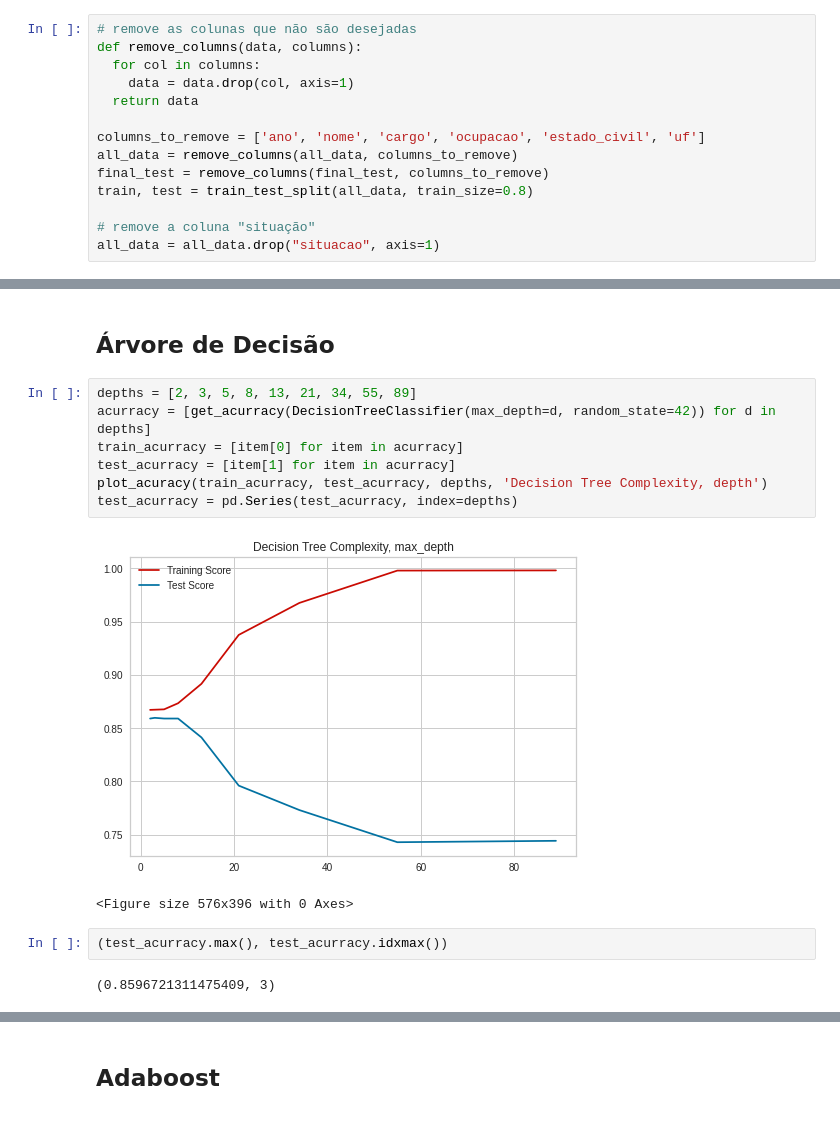
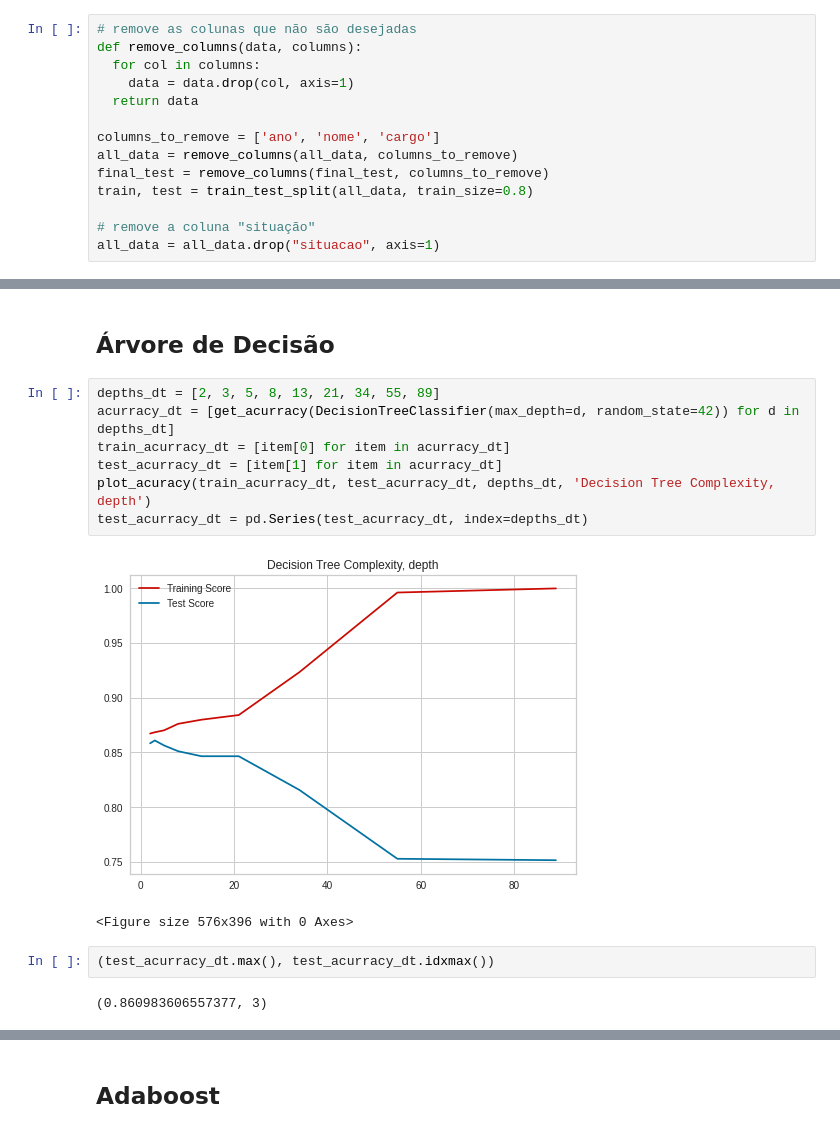
Before and after one commit to ghustavosm/PrevisaoEleicaoDeputados, a Jupyter notebook: Previsão_Eleição_de_Deputados.ipynb, the cells around one changed output, grey strips where cells are left out. Drawn from its saved outputs; the diff is of its cells as text.

```diff
--- a/Previsão_Eleição_de_Deputados.ipynb
+++ b/Previsão_Eleição_de_Deputados.ipynb
@@ -84,7 +84,7 @@ def remove_columns(data, columns):
     data = data.drop(col, axis=1)
   return data
 
-columns_to_remove = ['ano', 'nome', 'cargo', 'ocupacao', 'estado_civil', 'uf']
+columns_to_remove = ['ano', 'nome', 'cargo']
 all_data = remove_columns(all_data, columns_to_remove)
 final_test = remove_columns(final_test, columns_to_remove)
 train, test = train_test_split(all_data, train_size=0.8)
@@ -322,17 +326,17 @@ imp.show()
 # %% [markdown]
 ## Árvore de Decisão
 # %%
-depths = [2, 3, 5, 8, 13, 21, 34, 55, 89]
-acurracy = [get_acurracy(DecisionTreeClassifier(max_depth=d, random_state=42)) for d in depths]
-train_acurracy = [item[0] for item in acurracy]
-test_acurracy = [item[1] for item in acurracy]
-plot_acuracy(train_acurracy, test_acurracy, depths, 'Decision Tree Complexity, depth')
-test_acurracy = pd.Series(test_acurracy, index=depths)
+depths_dt = [2, 3, 5, 8, 13, 21, 34, 55, 89]
+acurracy_dt = [get_acurracy(DecisionTreeClassifier(max_depth=d, random_state=42)) for d in depths_dt]
+train_acurracy_dt = [item[0] for item in acurracy_dt]
+test_acurracy_dt = [item[1] for item in acurracy_dt]
+plot_acuracy(train_acurracy_dt, test_acurracy_dt, depths_dt, 'Decision Tree Complexity, depth')
+test_acurracy_dt = pd.Series(test_acurracy_dt, index=depths_dt)
 # %% [output]
-[figure, old version]
+[figure, new version]
 <Figure size 576x396 with 0 Axes>
 # %%
-(test_acurracy.max(), test_acurracy.idxmax())
+(test_acurracy_dt.max(), test_acurracy_dt.idxmax())
 # %% [output]
-(0.8596721311475409, 3)
+(0.860983606557377, 3)
 # %%
```
Also changed, not shown: parts of 46 cells of this notebook.
